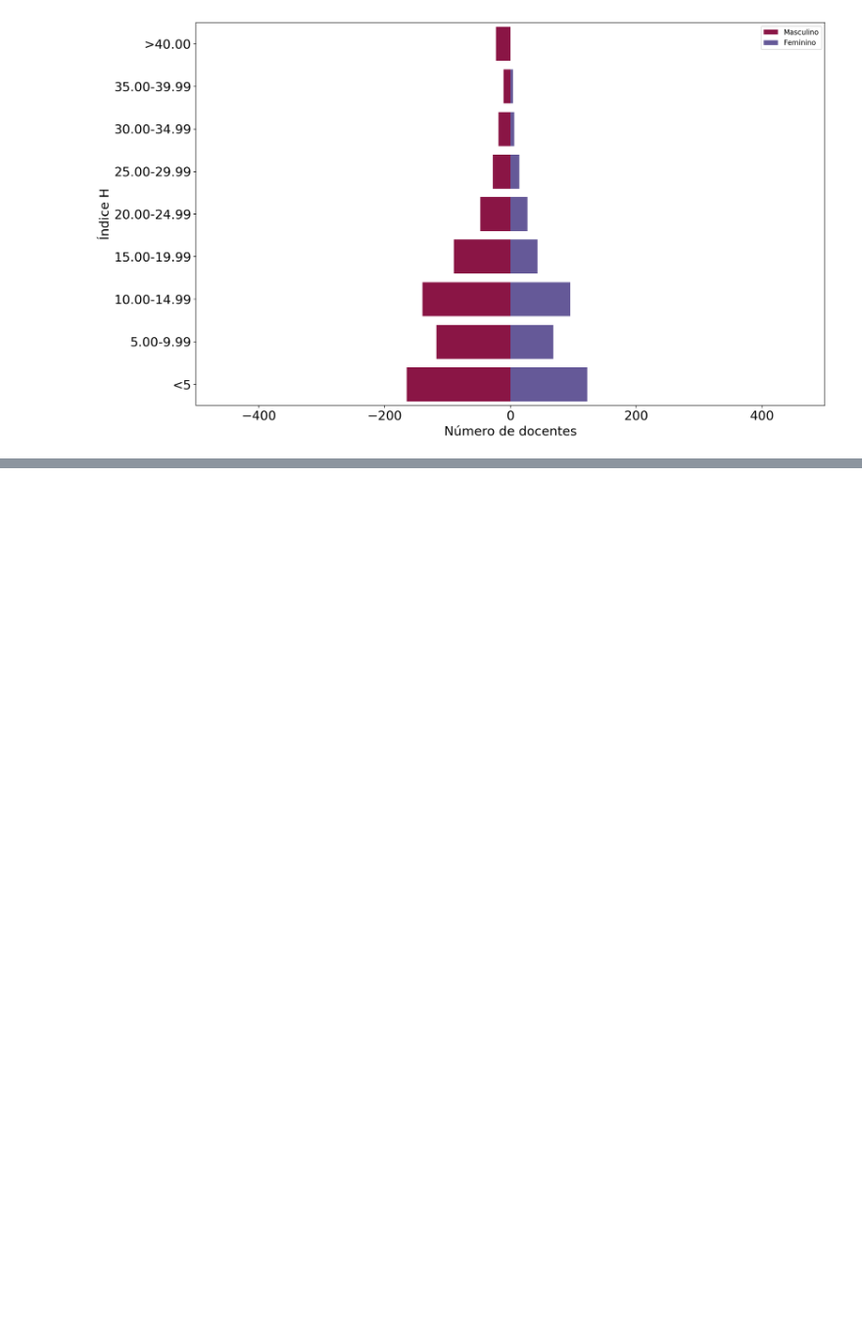
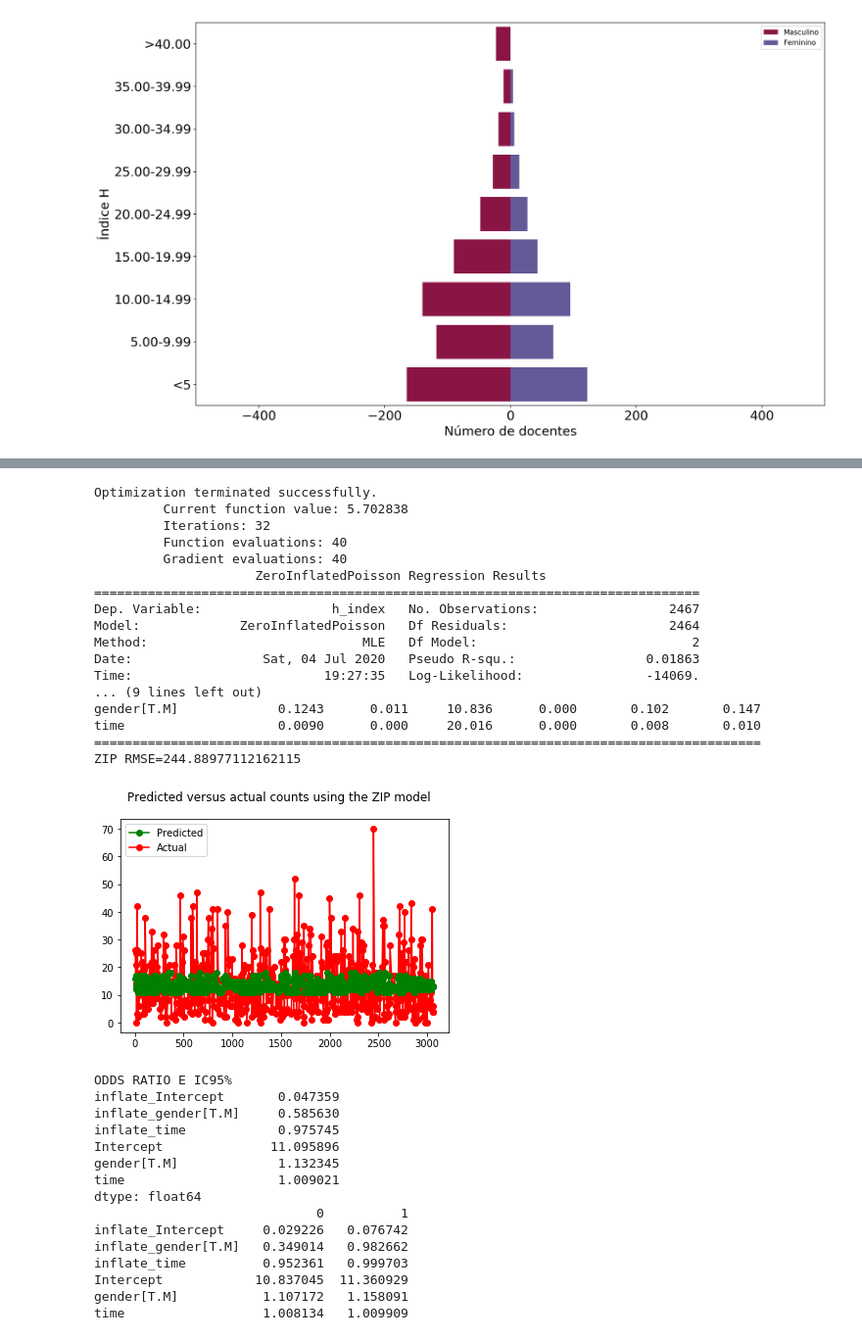
Before and after one commit to liviaciabati/publicacao_e_genero, a Jupyter notebook: notebooks/tables.ipynb, the cells around one changed output, grey strips where cells are left out. Shown: that part at 98% size. Cells and saved outputs as stored; diff of their text form; code cells hidden in the pictures; blank space fills up the shorter version.

```diff
--- a/notebooks/tables.ipynb
+++ b/notebooks/tables.ipynb
@@ -677,0 +768,59 @@ writer.close()
+# %%
+expr = 'h_index ~ gender  + time'
+y_train, X_train = dmatrices(expr, df_train, return_type='dataframe')
+y_test, X_test = dmatrices(expr, df_test, return_type='dataframe')
+zip_training_results = sm.ZeroInflatedPoisson(endog=y_train, exog=X_train, exog_infl=X_train, inflation='logit').fit()
+print(zip_training_results.summary())
+
+
+zip_predictions = zip_training_results.predict(X_test,exog_infl=X_test)
+predicted_counts=np.round(zip_predictions)
+actual_counts = y_test['h_index']
+
+print('ZIP RMSE='+str(np.sqrt(np.sum(np.power(np.subtract(predicted_counts,actual_counts),2)))))
+
+
+fig = plt.figure()
+fig.suptitle('Predicted versus actual counts using the ZIP model')
+actual, = plt.plot(X_test.index, actual_counts, 'ro-', label='Actual')
+predicted, = plt.plot(X_test.index, predicted_counts, 'go-', label='Predicted')
+plt.legend(handles=[predicted, actual])
+plt.show()
+
+print("ODDS RATIO E IC95%")
+print(np.exp(zip_training_results.params))
+print(np.exp(zip_training_results.conf_int()))
+# %% [output]
+Optimization terminated successfully.
+         Current function value: 5.702838
+         Iterations: 32
+         Function evaluations: 40
+         Gradient evaluations: 40
+                     ZeroInflatedPoisson Regression Results
+===============================================================================
+Dep. Variable:                 h_index   No. Observations:                 2467
+Model:             ZeroInflatedPoisson   Df Residuals:                     2464
+Method:                            MLE   Df Model:                            2
+Date:                 Sat, 04 Jul 2020   Pseudo R-squ.:                 0.01863
+Time:                         19:27:35   Log-Likelihood:                -14069.
+... (9 lines left out)
+gender[T.M]             0.1243      0.011     10.836      0.000       0.102       0.147
+time                    0.0090      0.000     20.016      0.000       0.008       0.010
+=======================================================================================
+ZIP RMSE=244.88977112162115
+[figure, added]
+ODDS RATIO E IC95%
+inflate_Intercept       0.047359
+inflate_gender[T.M]     0.585630
+inflate_time            0.975745
+Intercept              11.095896
+gender[T.M]             1.132345
+time                    1.009021
+dtype: float64
+                             0          1
+inflate_Intercept     0.029226   0.076742
+inflate_gender[T.M]   0.349014   0.982662
+inflate_time          0.952361   0.999703
+Intercept            10.837045  11.360929
+gender[T.M]           1.107172   1.158091
+time                  1.008134   1.009909
```
Also changed, not shown: parts of 8 cells of this notebook.
